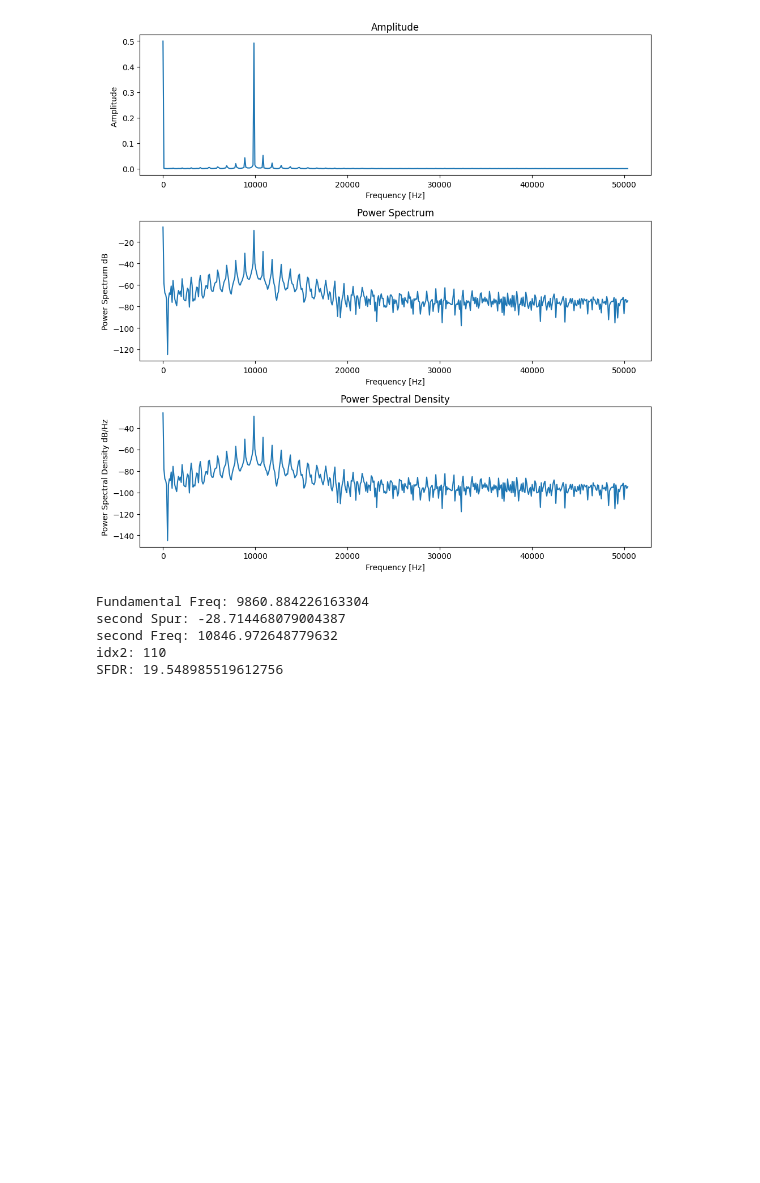
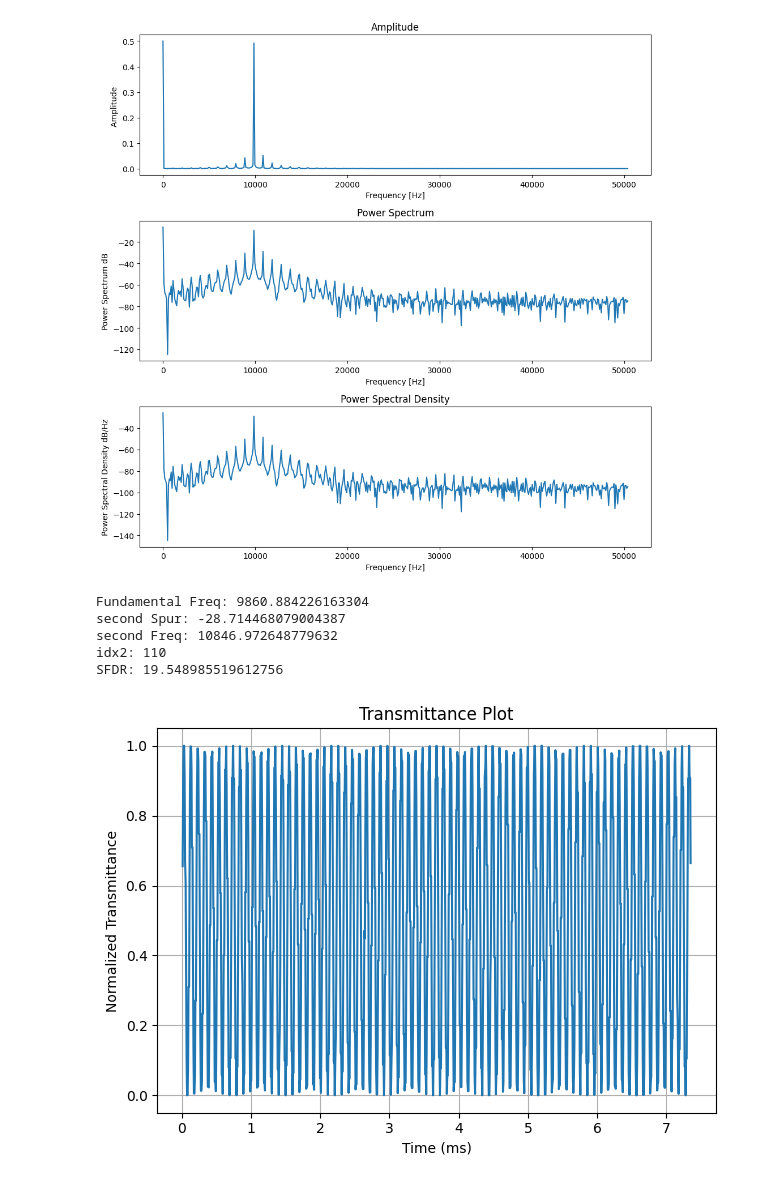
Before and after one commit to yohanesstef/10-bit-DAC, a Jupyter notebook: simulations/spectral.ipynb, the cells around one changed output. Cells and saved outputs as stored; diff of their text form; code cells hidden in the pictures; blank space fills up the shorter version.

```diff
--- a/simulations/spectral.ipynb
+++ b/simulations/spectral.ipynb
@@ -105,3 +110,8 @@ second Spur: -28.714468079004387
 second Freq: 10846.972648779632
 idx2: 110
 SFDR: 19.548985519612756
+# %%
+file = 'top_large/signal_test.txt'
+time , transmittance = sample_data(file,10,12e-6,100e-9,10e-6,True)
+# %% [output]
+[figure, added]
```
Also changed, not shown: parts of 7 cells of this notebook, 37 other files.
